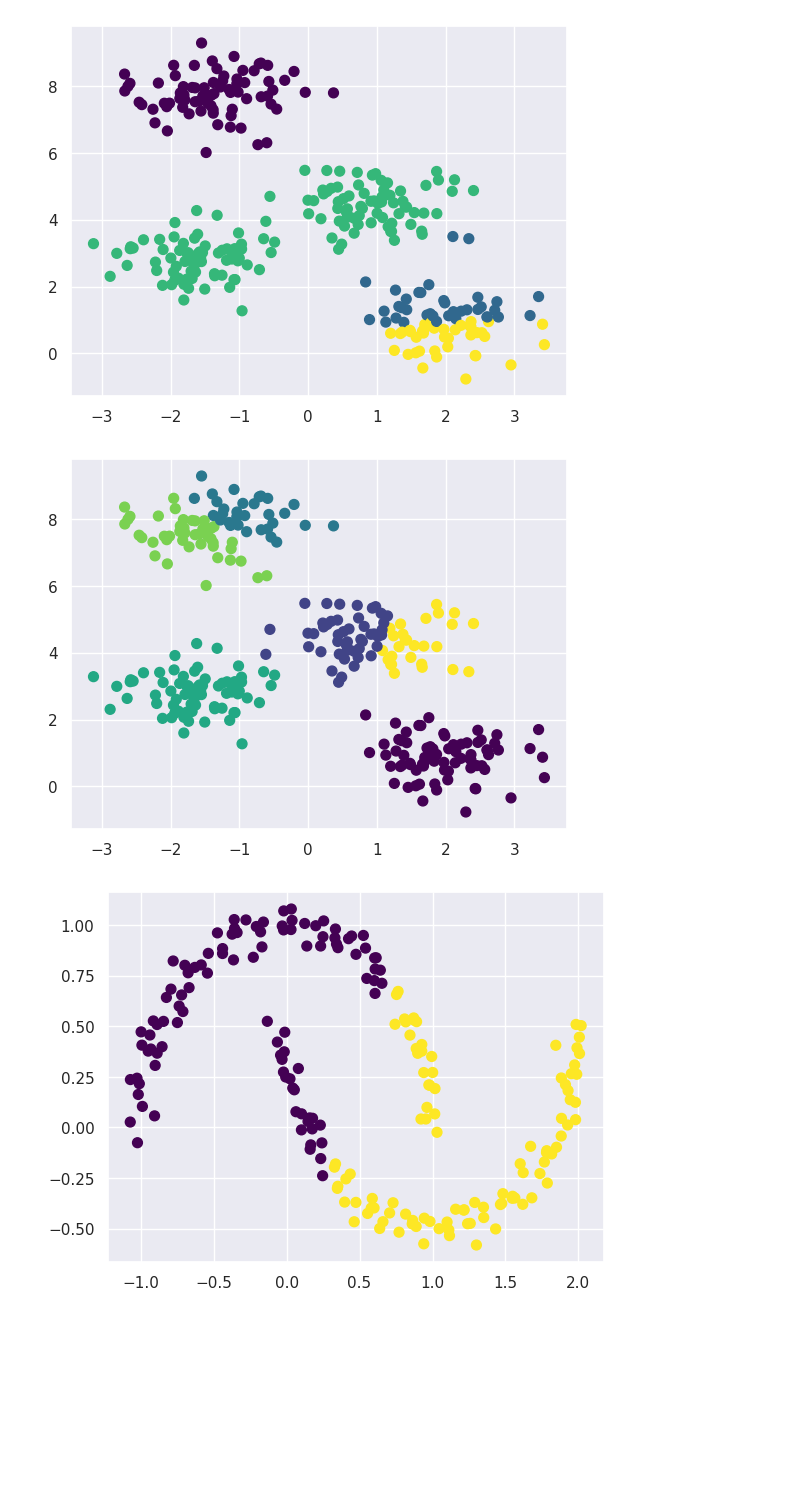
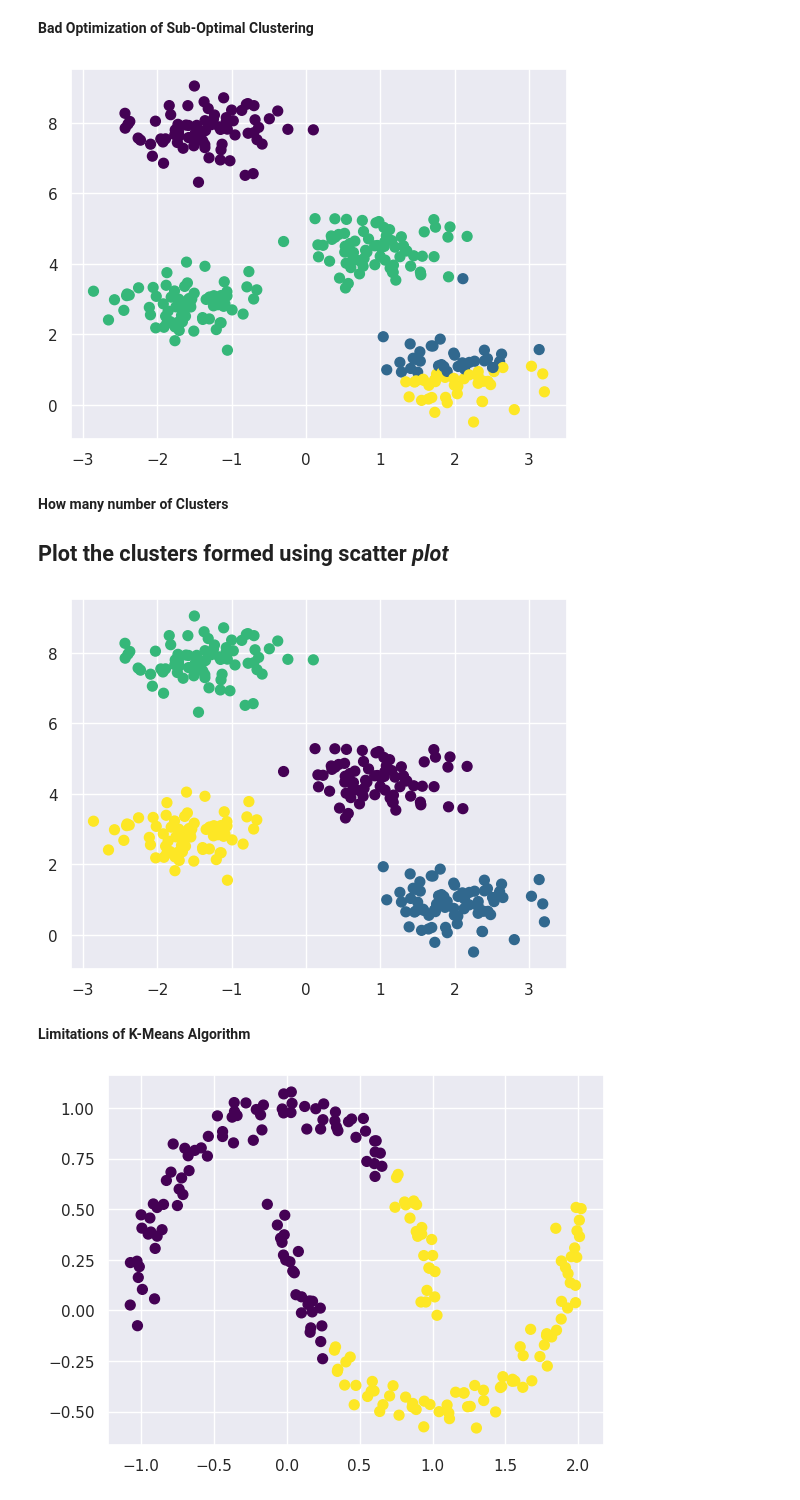
Before and after one commit to hithesh2005/AIML-2303A51291, a Jupyter notebook: Lab10.ipynb, the cells around one changed output. Cells and saved outputs as stored; diff of their text form; code cells hidden in the pictures; blank space fills up the shorter version.

```diff
--- a/Lab10.ipynb
+++ b/Lab10.ipynb
@@ -9,6 +125,6 @@ import numpy as np
 # %%
 from sklearn.datasets import make_blobs
 X, y_true = make_blobs(n_samples=300, centers=4,
-                       cluster_std=0.60, random_state=0)
+                       cluster_std=0.50, random_state=0)
 plt.scatter(X[:, 0], X[:, 1], s=50,color='blue');
 # %% [output]
@@ -63,19 +181,20 @@ plt.scatter(X[:, 0], X[:, 1], c=labels,
+# %% [markdown]
+**Bad Optimization of Sub-Optimal Clustering**
 # %%
-#Bad Optimization of Sub-Optimal Clustering
-
 centers, labels = find_clusters(X, 4, rseed=0)
 plt.scatter(X[:, 0], X[:, 1], c=labels,
             s=50, cmap='viridis');
 # %% [output]
-[figure, old version]
+[figure, new version]
+# %% [markdown]
+**How many number of Clusters**
+## Plot the clusters formed using scatter *plot*
 # %%
-#How many number of Clusters
-
-#Plot the clusters formed using scatter plot
-
-labels = KMeans(6, random_state=0, n_init=10).fit_predict(X)
+labels = KMeans(4, random_state=0, n_init=10).fit_predict(X)
 plt.scatter(X[:, 0], X[:, 1], c=labels,
             s=50, cmap='viridis');
 # %% [output]
-[figure, old version]
+[figure, new version]
+# %% [markdown]
+**Limitations of K-Means Algorithm**
 # %%
```
Also changed, not shown: parts of 40 cells of this notebook.
